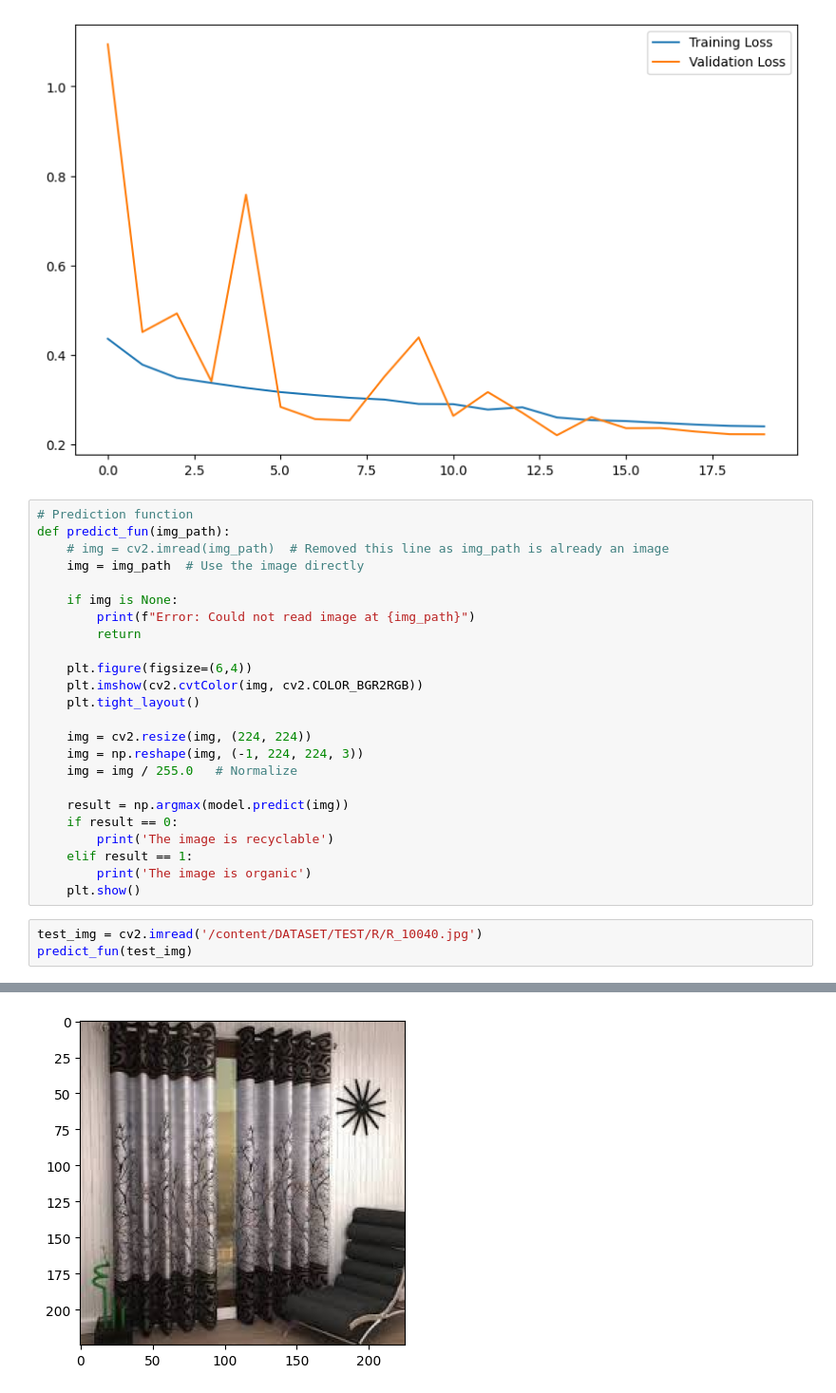
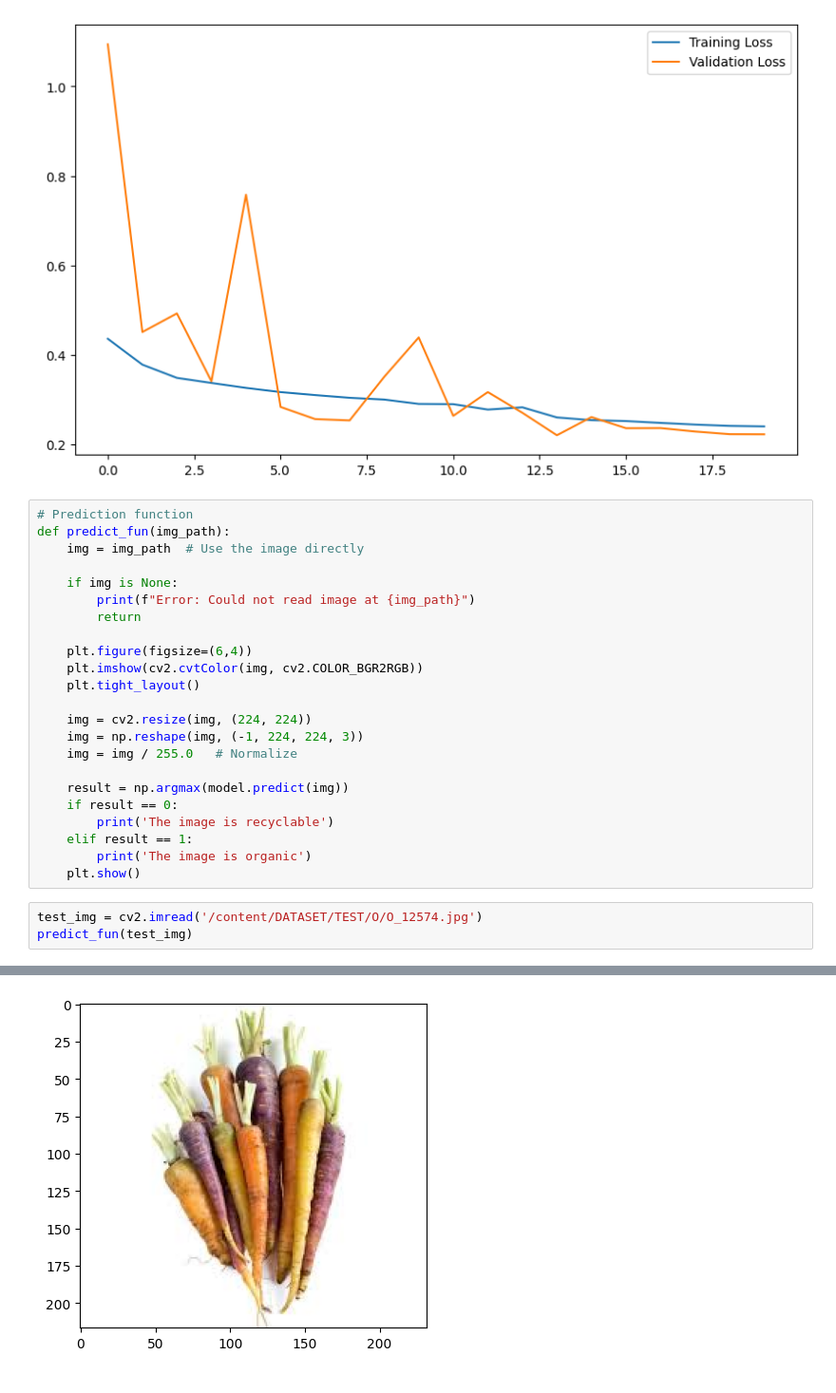
Before and after one commit to JARVIS3954P/WASTE_CLASSIFICATION, a Jupyter notebook: wasterclassification.ipynb, the cells around one changed output, grey strips where cells are left out. Shown at 95% size. Saved outputs shown, nothing was run; the diff lists cells and outputs as text.

```diff
--- a/wasterclassification.ipynb
+++ b/wasterclassification.ipynb
@@ -313,7 +313,6 @@ plt.show()
 # %%
 # Prediction function
 def predict_fun(img_path):
-    # img = cv2.imread(img_path)  # Removed this line as img_path is already an image
     img = img_path  # Use the image directly
 
     if img is None:
@@ -335,6 +334,6 @@ def predict_fun(img_path):
         print('The image is organic')
     plt.show()
 # %%
-test_img = cv2.imread('/content/DATASET/TEST/R/R_10040.jpg')
+test_img = cv2.imread('/content/DATASET/TEST/O/O_12574.jpg')
 predict_fun(test_img)
 # %% [output]
@@ -342,2 +341,2 @@ predict_fun(test_img)
 The image is organic
-[figure, old version]
+[figure, new version]
```
Also changed, not shown: parts of 3 cells of this notebook.
